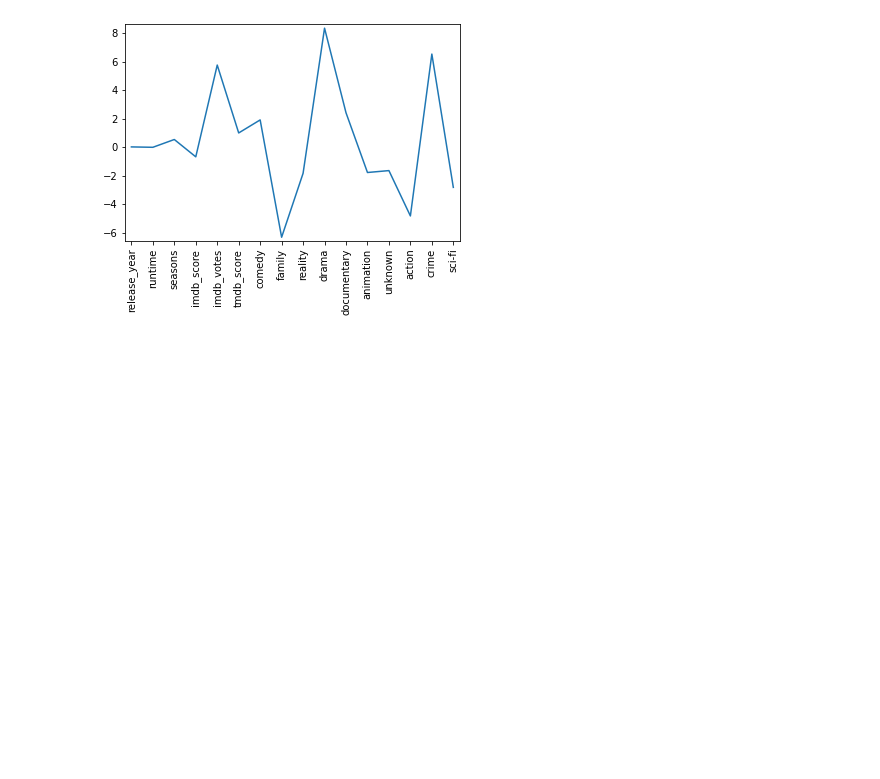
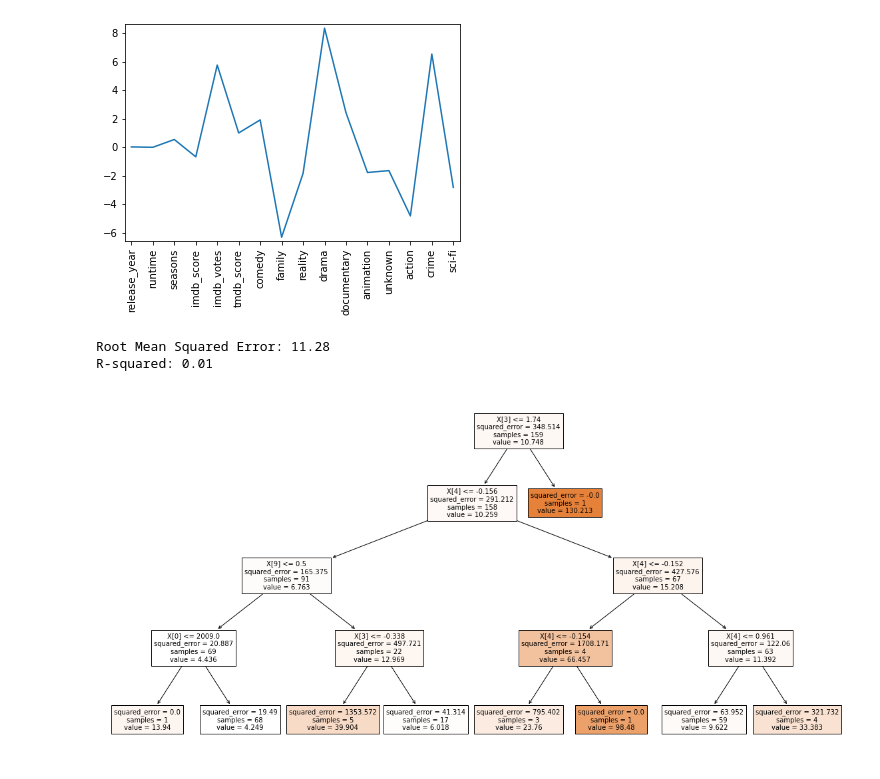
Before and after one commit to christianrhodes18/Netflix-Motivations, a Jupyter notebook: newStuff.ipynb, the cells around one changed output. Saved outputs shown, nothing was run; the diff lists cells and outputs as text; code cells hidden in the pictures; blank space fills up the shorter version.

```diff
--- a/newStuff.ipynb
+++ b/newStuff.ipynb
@@ -214,3 +207,31 @@ plt.margins(0.02)
 plt.show()
 # %% [output]
 [figure]
+# %%
+rf_model = RandomForestRegressor(max_depth=4,random_state=42)
+rf_model.fit(X_train, y_train)
+
+# Use the model to make predictions on the test set
+y_pred = rf_model.predict(X_test)
+
+# Evaluate the model's performance using RMSE and R-squared
+rmse = mean_squared_error(y_test, y_pred, squared=False)
+r_squared = r2_score(y_test, y_pred)
+
+# cm=confusion_matrix(y_test, y_pred)
+# acc=accuracy_score(y_test, y_pred)
+# f1=f1_score(y_test,y_pred)
+
+print("Root Mean Squared Error: {:.2f}".format(rmse))
+print("R-squared: {:.2f}".format(r_squared))
+# print("Accuracy Score: {:.2f}".format(acc))
+# print("f1 Score: {:.2f}".format(f1))
+
+plt.figure(figsize=(20,10))
+plot_tree(rf_model.estimators_[0], filled=True)
+plt.savefig("rfr.jpg", dpi=300)
+plt.show()
+# %% [output]
+Root Mean Squared Error: 11.28
+R-squared: 0.01
+[figure, added]
```
Also changed, not shown: parts of 4 cells of this notebook.
